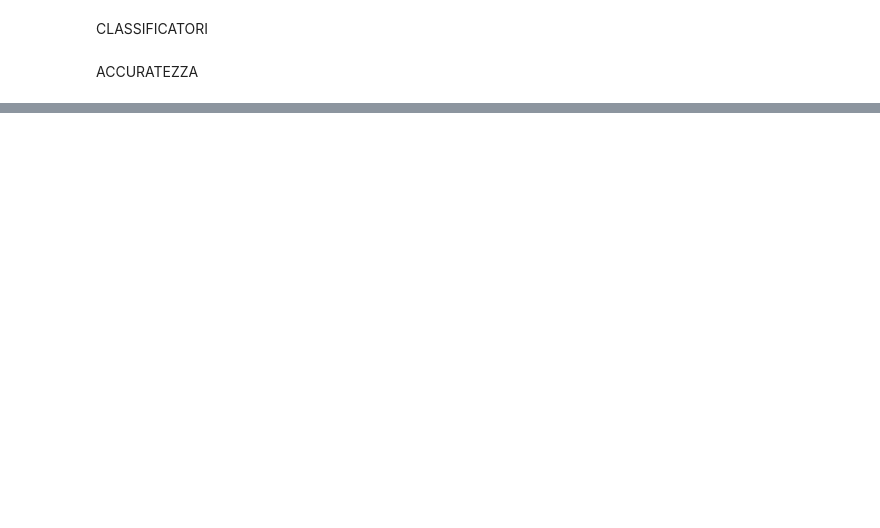
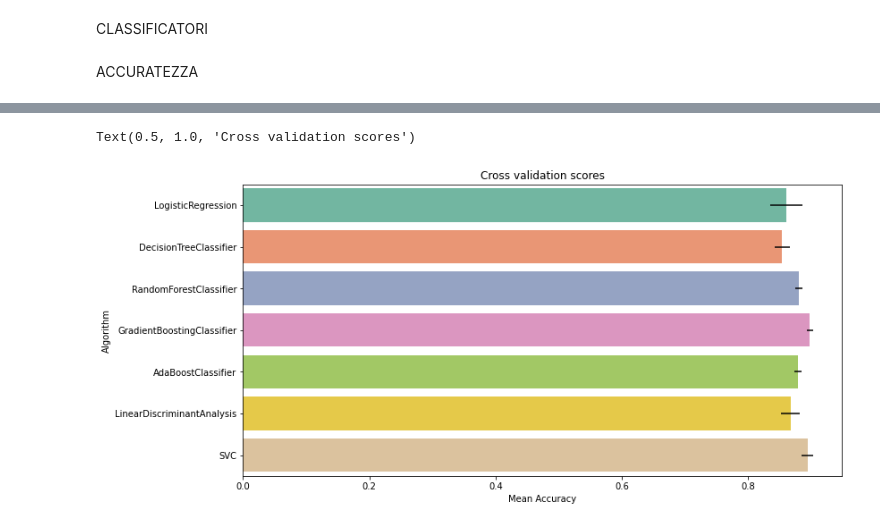
Before and after one commit to ChiaraAmalia/DataScience2Project, a Jupyter notebook: Classificazione.ipynb, the cells around one changed output, grey strips where cells are left out. Cells and saved outputs as stored; diff of their text form; code cells hidden in the pictures; blank space fills up the shorter version.

```diff
--- a/Classificazione.ipynb
+++ b/Classificazione.ipynb
@@ -199,11 +243,11 @@ CLASSIFICATORI
 classifiers = [
     LogisticRegression(random_state = rs),
     DecisionTreeClassifier(random_state=rs),
-    SVC(probability=True),
     RandomForestClassifier(n_estimators = 10, random_state=rs),
     GradientBoostingClassifier(random_state= rs),
     AdaBoostClassifier(n_estimators=10, random_state= rs),
-    LinearDiscriminantAnalysis()
+    LinearDiscriminantAnalysis(),
+    SVC(probability=True)
 ]
 
 # List of results that will occure:
@@ -257,8 +306,11 @@ Accuracy: 0.53   ---> DecisionTreeClassifier
 # %%
 # Cross validation accuracy results graph
 cv_res = pd.DataFrame({"CrossValMeans":cv_acc, "CrossValerrors": cv_std,"Algorithm":clf_name})
 
 plt.figure(figsize=(12,6))
-sns.barplot("CrossValMeans","Algorithm",data = cv_res, palette="Set2",orient = "h",**{'xerr':cv_std})
+sns.barplot(x="CrossValMeans",y="Algorithm",data = cv_res, palette="Set2",orient = "h",**{'xerr':cv_std})
 plt.xlabel("Mean Accuracy")
 plt.title("Cross validation scores")
+# %% [output]
+Text(0.5, 1.0, 'Cross validation scores')
+[figure, added]
```
Also changed, not shown: parts of 14 cells of this notebook.
